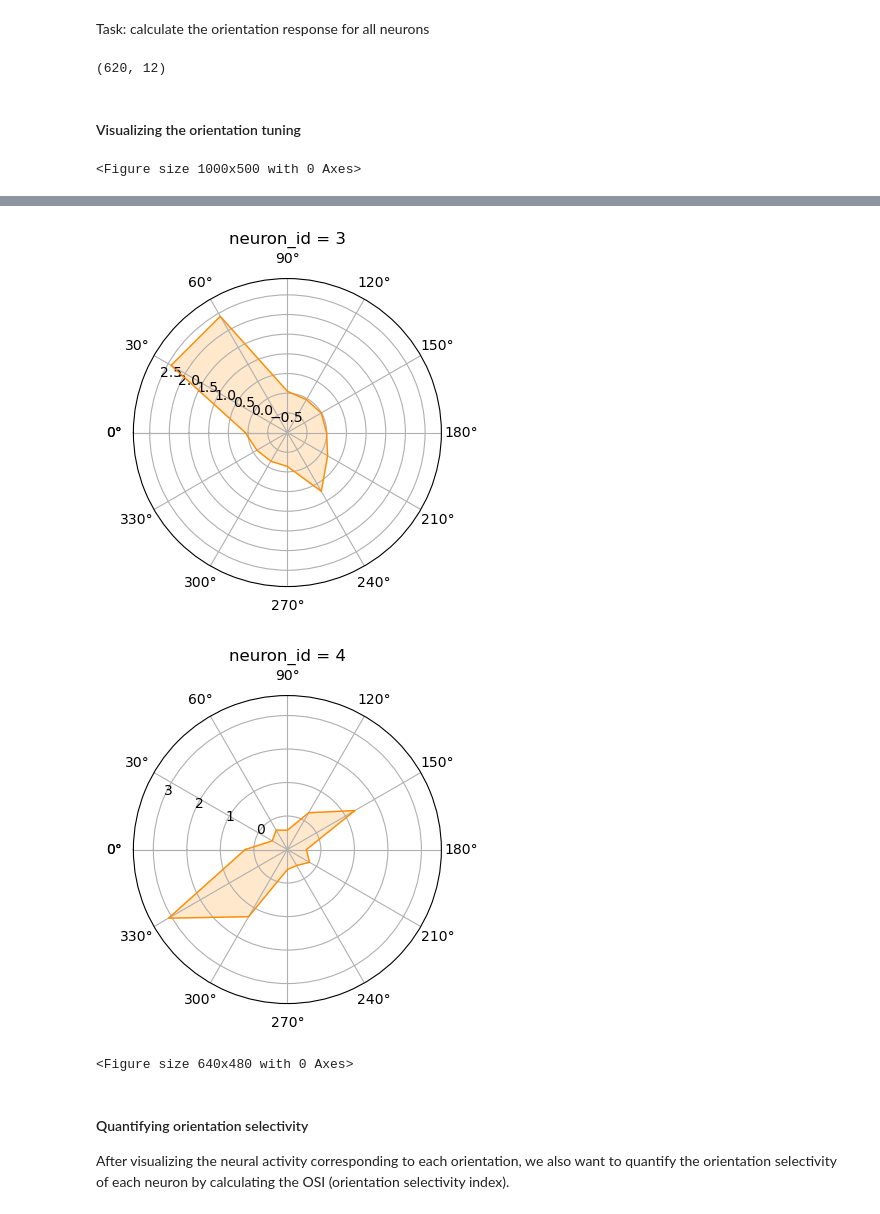
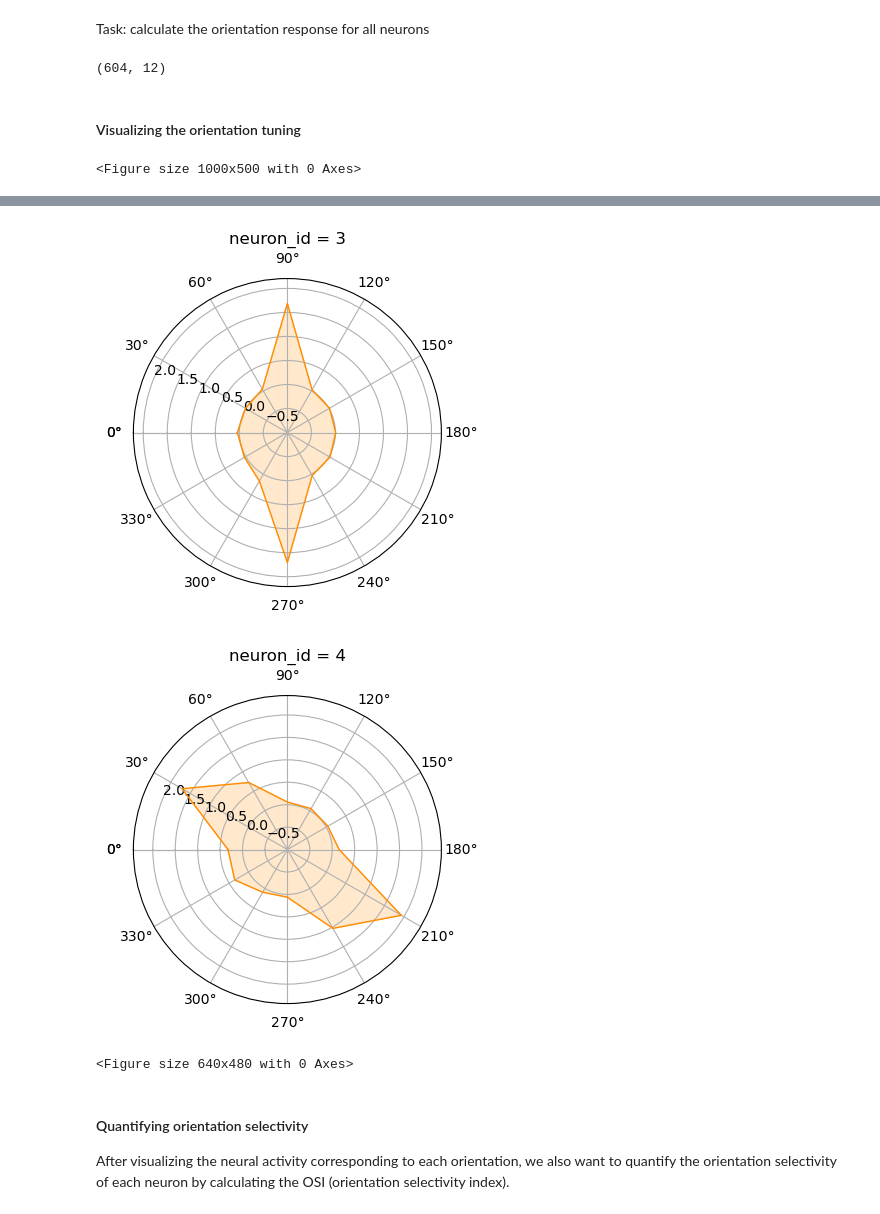
Before and after one commit to troselab/PM2-visual-physiology, a Jupyter notebook: 20241202_grating_tuning_v1.ipynb, the cells around one changed output, grey strips where cells are left out. Saved outputs shown, nothing was run; the diff lists cells and outputs as text; code cells hidden in the pictures.

```diff
--- a/20241202_grating_tuning_v1.ipynb
+++ b/20241202_grating_tuning_v1.ipynb
@@ -17,7 +17,8 @@ Here we need to download 4 npy files from (https://uni-bonn.sciebo.de/s/K5hfg9hF
 * ***pupil_size.npy***, pupil size (diameter), one row for pupil size, one row for corresponding time
 * ***running_speed.npy***, running speed,one row for running speed, one row for corresponding time
 # %%
-rootpath = '/Users/tobiasr/Documents/# Analysis/Student Visit/' # point to the folder where the data is stored and extracted
+#rootpath = '/Users/tobiasr/Documents/# Analysis/Student Visit/' # point to the folder where the data is stored and extracted
+rootpath = '/home/shanm/adamacs/notebooks/shan/master course teaching/gcamp6s/'
 # %%
 ### to load neural activity as numpy array
 
@@ -57,7 +57,7 @@ Task: Normalize the neural activity using above formula, and then plot the activ
 ### write you own code
 ### hint: use np.mean and np.std with axis=1 to normalize each neuron's activity
 
-mu = np.mean(neural_data, axis=1)
-std = np.std(neural_data, axis=1)
+mu = np.mean(neural_data, axis=1, keepdims=True)
+std = np.std(neural_data, axis=1, keepdims=True)
 
 neural_data_norm = (neural_data - mu) / std
@@ -274,7 +293,7 @@ stim_off_aligned_0 =stim_off_aligned[stim==0]
 
 neural_data_0 = []
 for tr in range(len(stim_on_aligned_0)):
-    neural_data_0.append(neural_data[:, stim_on_aligned_0[tr]-30:stim_off_aligned_0[tr]+30])
+    neural_data_0.append(neural_data_norm[:, stim_on_aligned_0[tr]-30:stim_off_aligned_0[tr]+30])
 neural_data_0 = np.array(neural_data_0)
 
 np.shape(neural_data_0)
@@ -305,7 +324,7 @@ for ori in orientations:
     neural_data_per_ori = []
 
     for tr in range(len(stim_on_aligned_ori)):
-        neural_data_per_ori.append(neural_data[:, stim_on_aligned_ori[tr]-30:stim_off_aligned_ori[tr]+30])
+        neural_data_per_ori.append(neural_data_norm[:, stim_on_aligned_ori[tr]-30:stim_off_aligned_ori[tr]+30])
 
     neural_data_all_ori.append(neural_data_per_ori)
 
@@ -377,7 +396,7 @@ avg_ori_response_all = np.array(avg_ori_response_all)
 
 avg_ori_response_all.shape
 # %% [output]
-(620, 12)
+(604, 12)
 # %% [markdown]
 #### Visualizing the orientation tuning
 # %%
@@ -414,7 +433,7 @@ def plot_MG_radar(orientations, response, neuron_id):
 # %%
 plt.figure(figsize=(10,5))
 for neuron in range(5):
-    plot_MG_radar(orientations, avg_ori_response_all[neuron], neuron)
+    plot_MG_radar(orientations, np.abs(avg_ori_response_all[neuron]), neuron)
 plt.tight_layout()
 # %% [output]
 <Figure size 1000x500 with 0 Axes>
@@ -424,5 +443,5 @@ plt.tight_layout()
-[figure, old version]
+[figure, new version]
-[figure, old version]
+[figure, new version]
 <Figure size 640x480 with 0 Axes>
 # %% [markdown]
 #### Quantifying orientation selectivity
```
Also changed, not shown: parts of 25 cells of this notebook.
